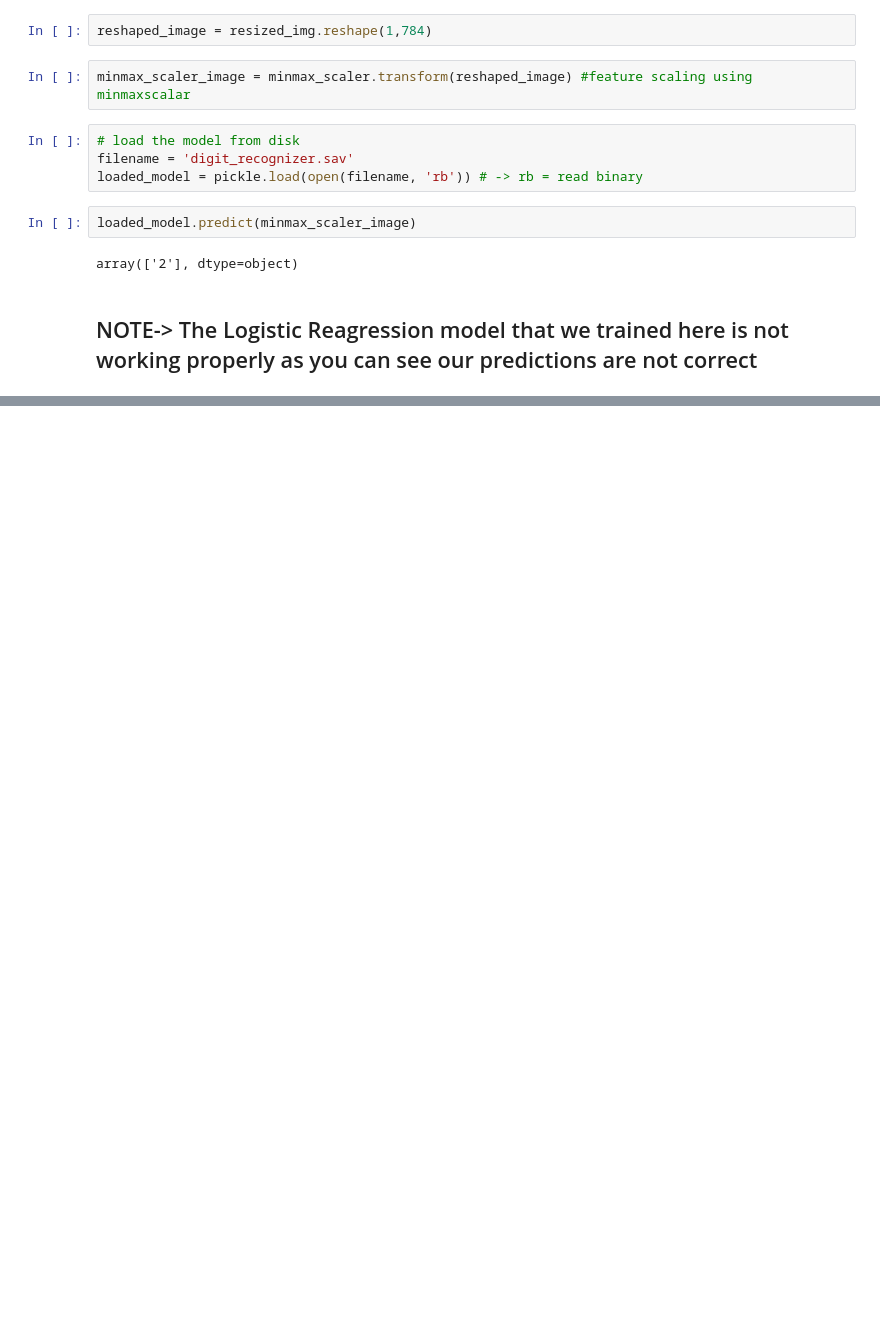
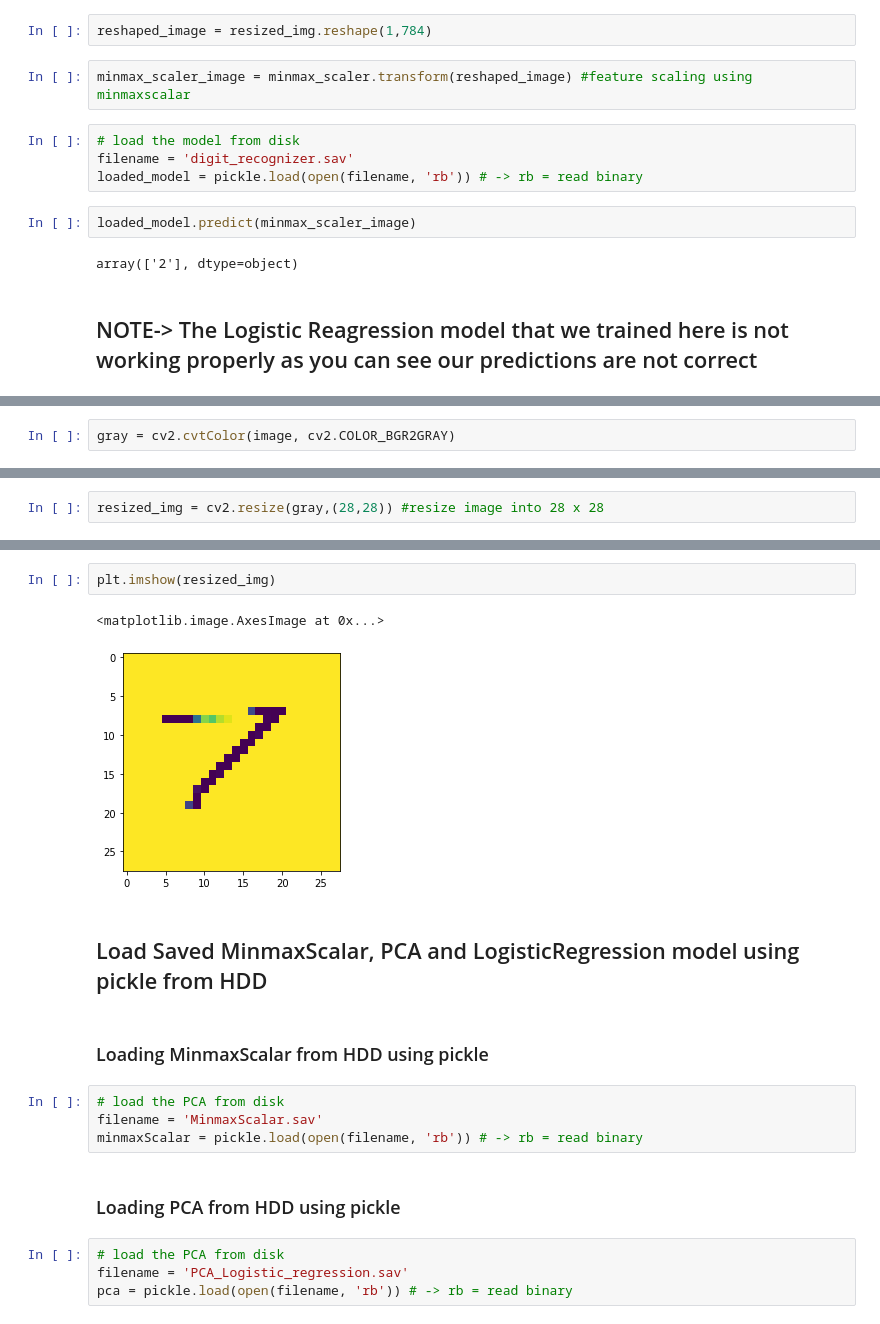
Before and after one commit to aryan68125/Prutor-AI-ML, a Jupyter notebook: Logistic Regression classwork.ipynb, the cells around one changed output, grey strips where cells are left out. Drawn from its saved outputs; the diff is of its cells as text; blank space fills up the shorter version.

```diff
--- a/Logistic Regression classwork.ipynb
+++ b/Logistic Regression classwork.ipynb
@@ -403,0 +579,2 @@ array(['2'], dtype=object)
+# %%
+gray = cv2.cvtColor(image, cv2.COLOR_BGR2GRAY)
@@ -403,0 +587,2 @@ array(['2'], dtype=object)
+# %%
+resized_img = cv2.resize(gray,(28,28)) #resize image into 28 x 28
@@ -403,0 +593,19 @@ array(['2'], dtype=object)
+# %%
+plt.imshow(resized_img)
+# %% [output]
+<matplotlib.image.AxesImage at 0x...>
+[figure, added]
+# %% [markdown]
+## Load Saved MinmaxScalar, PCA and LogisticRegression model using pickle from HDD
+# %% [markdown]
+### Loading MinmaxScalar from HDD using pickle
+# %%
+# load the PCA from disk
+filename = 'MinmaxScalar.sav'
+minmaxScalar = pickle.load(open(filename, 'rb')) # -> rb = read binary
+# %% [markdown]
+### Loading PCA from HDD using pickle
+# %%
+# load the PCA from disk
+filename = 'PCA_Logistic_regression.sav'
+pca = pickle.load(open(filename, 'rb')) # -> rb = read binary
```
Also changed, not shown: parts of 71 cells of this notebook, 1 other file.
